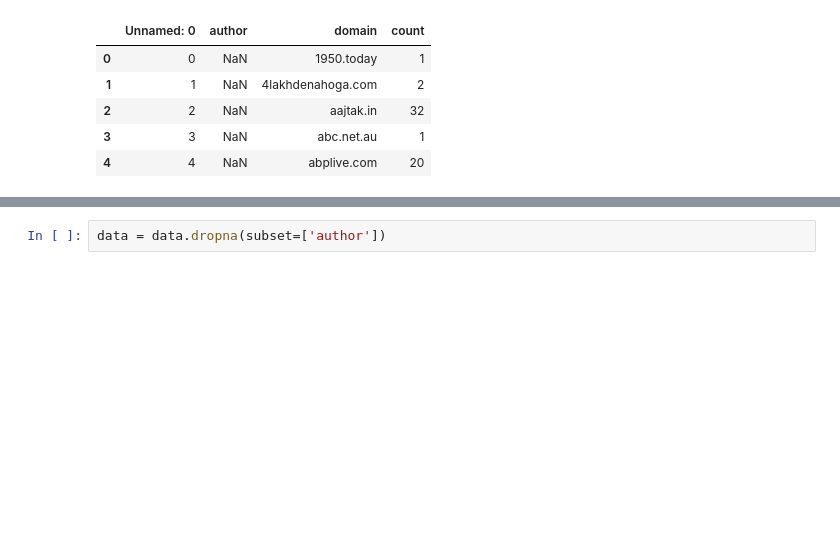
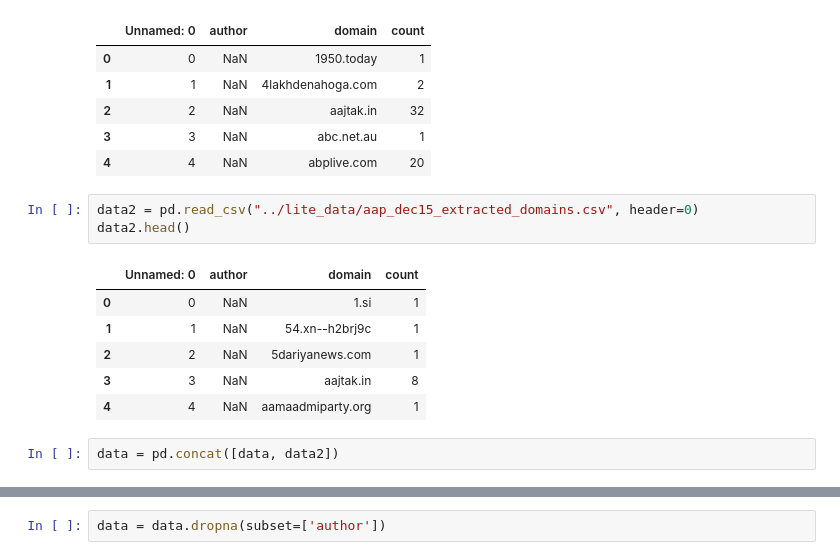
Before and after one commit to shrutiphadke/adversarial_IN, a Jupyter notebook: data_processing/domain_sharing_network.ipynb, the cells around one changed output, grey strips where cells are left out. Cells and saved outputs as stored; diff of their text form; blank space fills up the shorter version.

```diff
--- a/data_processing/domain_sharing_network.ipynb
+++ b/data_processing/domain_sharing_network.ipynb
@@ -13,6 +13,18 @@ data.head()
 | 2 | 2 | NaN | aajtak.in | 32 |
 | 3 | 3 | NaN | abc.net.au | 1 |
 | 4 | 4 | NaN | abplive.com | 20 |
+# %%
+data2 = pd.read_csv("../lite_data/aap_dec15_extracted_domains.csv", header=0)
+data2.head()
+# %% [output]
+|  | Unnamed: 0 | author | domain | count |
+| 0 | 0 | NaN | 1.si | 1 |
+| 1 | 1 | NaN | 54.xn--h2brj9c | 1 |
+| 2 | 2 | NaN | 5dariyanews.com | 1 |
+| 3 | 3 | NaN | aajtak.in | 8 |
+| 4 | 4 | NaN | aamaadmiparty.org | 1 |
+# %%
+data = pd.concat([data, data2])
 # %%
 print(len(data))
 print(len(data.dropna(subset=['author'])))
```
Also changed, not shown: parts of 11 cells of this notebook, 2 other files.
